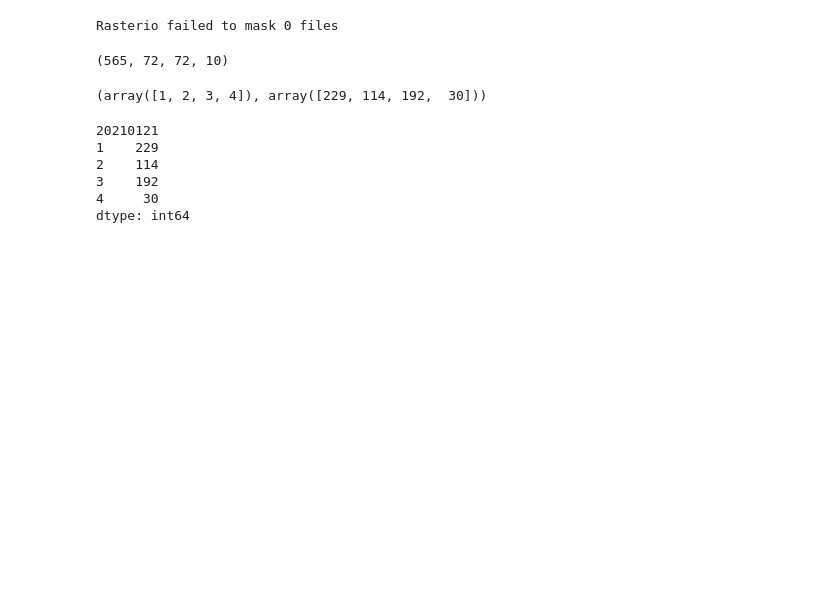
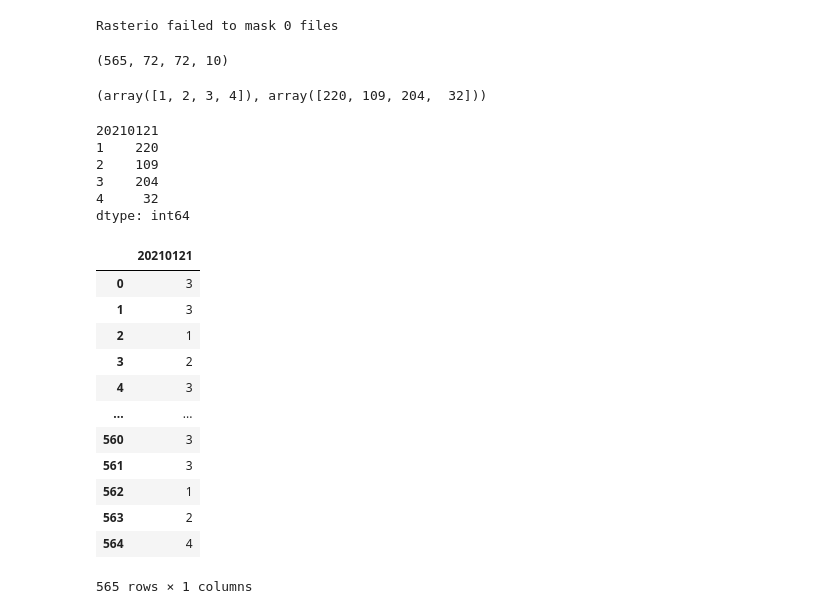
Before and after one commit to Mamadou-Keita/KLPM-Untouchables, a Jupyter notebook: KLPM.ipynb, the cells around one changed output. Drawn from its saved outputs; the diff is of its cells as text; code cells hidden in the pictures; blank space fills up the shorter version.

```diff
--- a/KLPM.ipynb
+++ b/KLPM.ipynb
@@ -450,7 +469,7 @@ class HyperResNet34(nn.Module):
 # %%
 def HyperCNN():
     layers=[3, 4, 6, 3]
-    model = HyperResNet34(ResidualBlock, layers, 9)
+    model = HyperResNet34(ResidualBlock, layers, 4)
     return model
 
 model = HyperCNN().to(device)
@@ -807,21 +825,38 @@ with torch.no_grad():
     _, predictions = outputs.max(1)
 
     predictionsValues.append(predictions.item())
-# %%
-np.unique(predictionsValues, return_counts=True)
-# %% [output]
-(array([1, 2, 3, 4]), array([229, 114, 192,  30]))
+# %%
+predictValues = np.array(predictionsValues) + 1
+np.unique(predictValues, return_counts=True)
+# %% [output]
+(array([1, 2, 3, 4]), array([220, 109, 204,  32]))
 # %%
 df = pd.DataFrame({
-    '20210121': predictionsValues
+    '20210121': predictValues
 })
 df.groupby('20210121').size()
 # %% [output]
 20210121
-1    229
-2    114
-3    192
-4     30
+1    220
+2    109
+3    204
+4     32
 dtype: int64
+# %%
+df
+# %% [output]
+|  | 20210121 |
+| 0 | 3 |
+| 1 | 3 |
+| 2 | 1 |
+| 3 | 2 |
+| 4 | 3 |
+| ... | ... |
+| 560 | 3 |
+| 561 | 3 |
+| 562 | 1 |
+| 563 | 2 |
+| 564 | 4 |
+565 rows × 1 columns
 # %%
 df.to_csv('./KLPM_Scores.csv')
```
Also changed, not shown: parts of 10 cells of this notebook.
